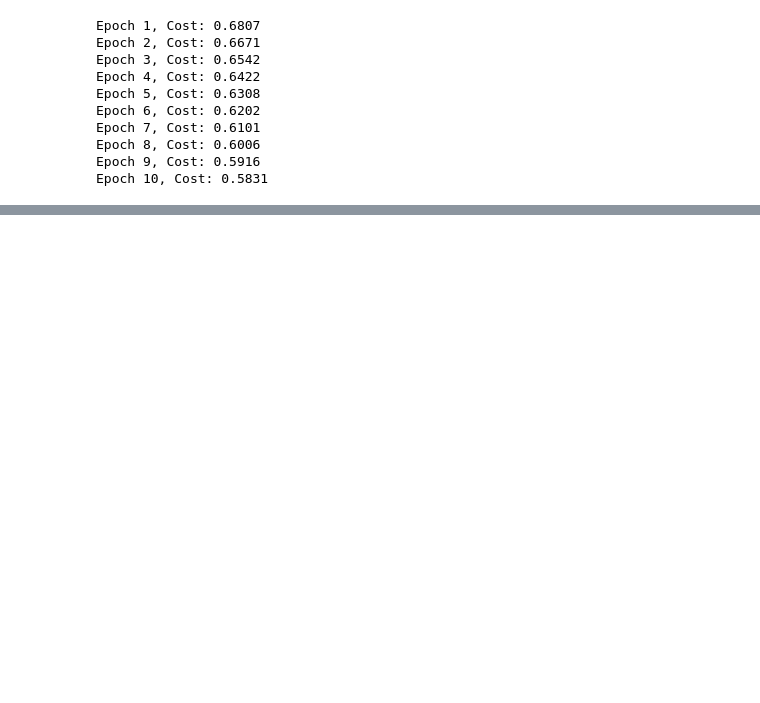
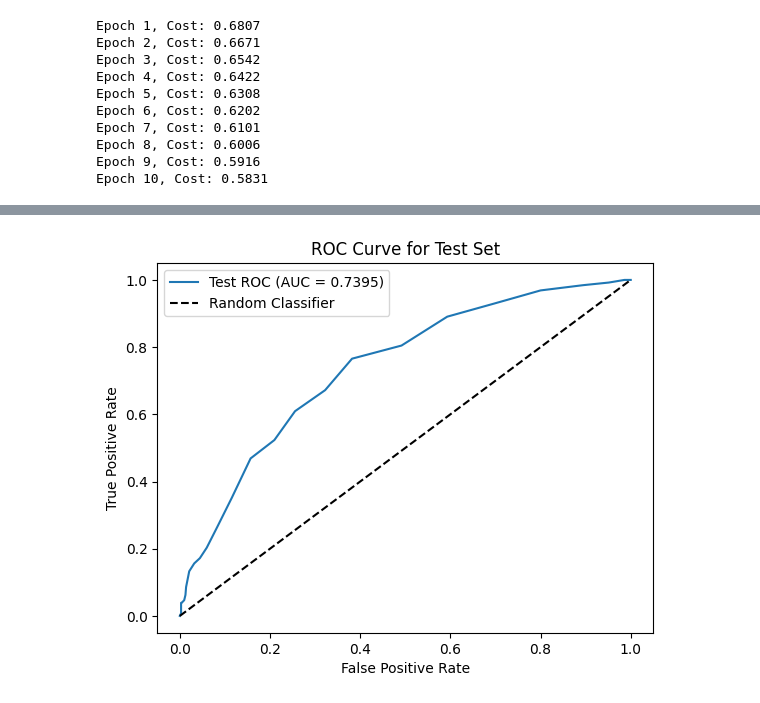
Before and after one commit to chau-doan/assignment3-bonus2, a Jupyter notebook: bonus2.ipynb, the cells around one changed output, grey strips where cells are left out. Cells and saved outputs as stored; diff of their text form; code cells hidden in the pictures; blank space fills up the shorter version.

```diff
--- a/bonus2.ipynb
+++ b/bonus2.ipynb
@@ -313,0 +213,12 @@ AUC for Test set: 0.5000
+# %%
+# Plot ROC curve
+plt.figure()
+plt.plot(fpr_test, tpr_test, label=f'Test ROC (AUC = {auc_test:.4f})')
+plt.plot([0, 1], [0, 1], 'k--', label='Random Classifier')  # Baseline for random guessing
+plt.xlabel('False Positive Rate')
+plt.ylabel('True Positive Rate')
+plt.title('ROC Curve for Test Set')
+plt.legend()
+plt.show()
+# %% [output]
+[figure, added]
```
Also changed, not shown: parts of 6 cells of this notebook, 1 other file.
